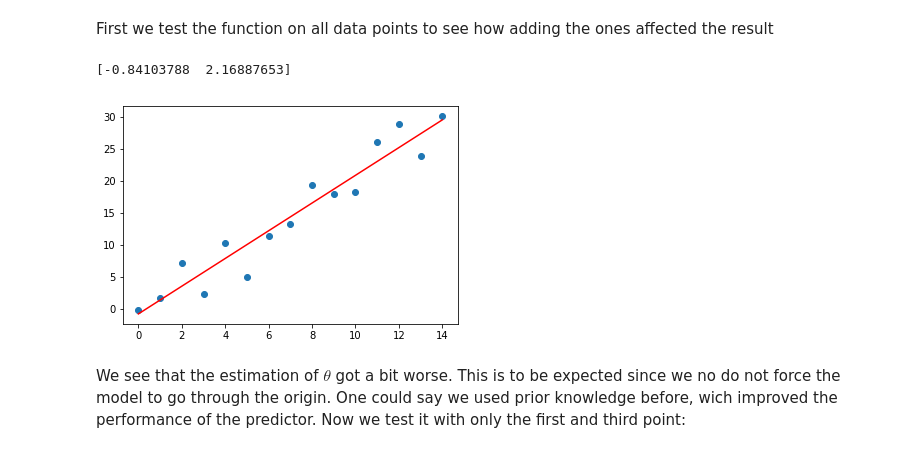
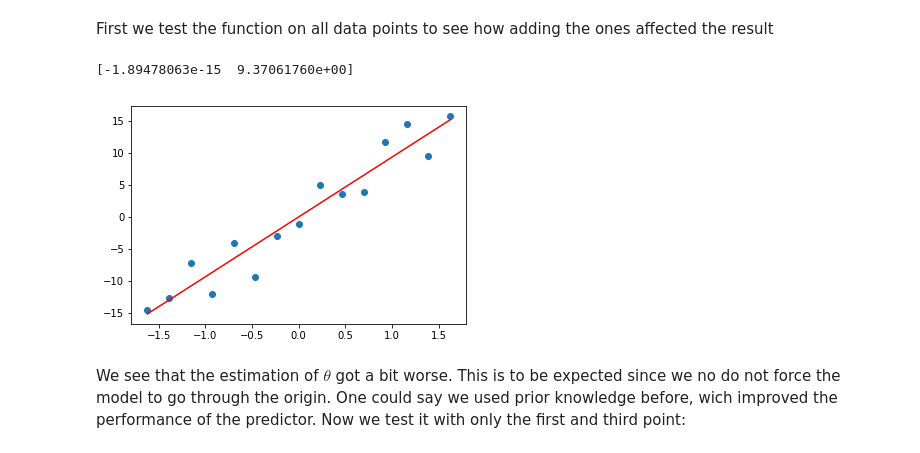
Before and after one commit to matthiasware/AGDML, a Jupyter notebook: exercise_1/solution.ipynb, the cells around one changed output. Drawn from its saved outputs; the diff is of its cells as text; code cells hidden in the pictures.

```diff
--- a/exercise_1/solution.ipynb
+++ b/exercise_1/solution.ipynb
@@ -394,11 +396,11 @@ def fit_predict_plot(taken, c = 0):
     plt.plot(x, preds, color='red')
 # %% [markdown]
 First we test the function on all data points to see how adding the ones affected the result
-# %%
-fit_predict_plot(x)
-# %% [output]
-[-0.84103788  2.16887653]
-[figure, removed]
+# %%
+fit_predict_plot(np.arange(m))
+# %% [output]
+[-1.89478063e-15  9.37061760e+00]
+[figure, added]
 # %% [markdown]
 We see that the estimation of $\theta$ got a bit worse. This is to be expected since we no do not force the model to go through the origin. One could say we used prior knowledge before, wich improved the performance of the predictor. Now we test it with only the first and third point:
 # %%
```
Also changed, not shown: parts of 2 cells of this notebook.
